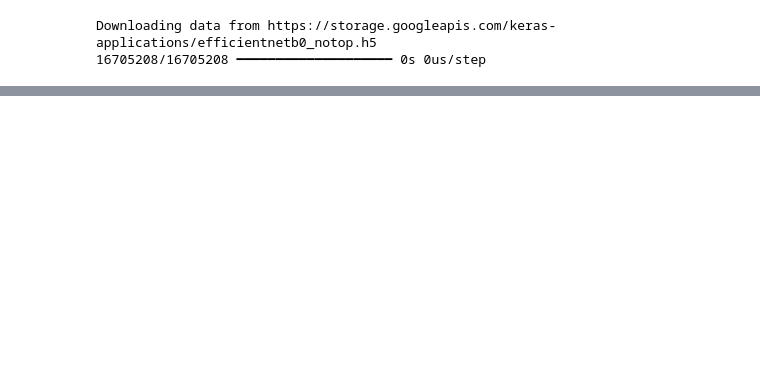
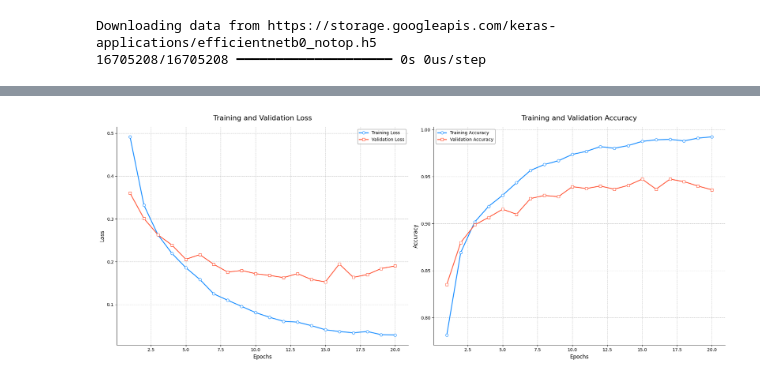
Before and after one commit to VirajBhagiya/oral-cancer-detection, a Jupyter notebook: major-enb3-v0-MC.ipynb, the cells around one changed output, grey strips where cells are left out. Saved outputs shown, nothing was run; the diff lists cells and outputs as text; code cells hidden in the pictures; blank space fills up the shorter version.

```diff
--- a/major-enb3-v0-MC.ipynb
+++ b/major-enb3-v0-MC.ipynb
@@ -138,19 +138,19 @@ Found 7001 validated image filenames belonging to 2 classes.
 Found 1500 validated image filenames belonging to 2 classes.
 Found 1501 validated image filenames belonging to 2 classes.
 # %%
-base_model = ResNet50(weights='imagenet', include_top=False, input_shape=(224, 224, 3))
+base_model = ResNet101(weights='imagenet', include_top=False, input_shape=(224, 224, 3))
 for layer in base_model.layers:
     layer.trainable = False
 
 model = Sequential([
     base_model,
     GlobalAveragePooling2D(),
-    Dense(128, activation='relu'),
+    Dense(256, activation='relu'),
     BatchNormalization(),
-    Dropout(0.3),
+    Dropout(0.25),
     Dense(64, activation='relu'),
     BatchNormalization(),
-    Dropout(0.3),
+    Dropout(0.25),
     Dense(2, activation='sigmoid')
 ])
 
@@ -183,13 +203,12 @@ Downloading data from https://storage.googleapis.com/keras-applications/efficien
 early_stopping = EarlyStopping(monitor='val_loss', patience=5, restore_best_weights=True)
 model_checkpoint = ModelCheckpoint('best_model.keras', monitor='val_loss', save_best_only=True, verbose=1)
 
-history = model2.fit(
+history = model.fit(
     train_gen,
     epochs=50,
     validation_data=valid_gen,
     shuffle=False,
     callbacks=[early_stopping, model_checkpoint],
-    validation_steps=None
 )
 # %% [output]
 Epoch 1/50
@@ -284,0 +270,50 @@ plt.show()
+# %%
+def plot_training_metrics(history, figsize=(20, 8)):
+    # Extract metrics
+    tr_acc = history.history['accuracy']
+    tr_loss = history.history['loss']
+    val_acc = history.history['val_accuracy']
+    val_loss = history.history['val_loss']
+    epochs = range(1, len(tr_acc) + 1)
+
+    # Set up the figure
+    plt.style.use('default')
+    fig, (ax1, ax2) = plt.subplots(1, 2, figsize=figsize)
+    fig.patch.set_facecolor('white')
+
+    # Loss Plot
+    ax1.plot(epochs, tr_loss, 'dodgerblue', label='Training Loss',
+             linewidth=2, marker='o', markersize=6, markerfacecolor='white')
+    ax1.plot(epochs, val_loss, 'tomato', label='Validation Loss',
+             linewidth=2, marker='s', markersize=6, markerfacecolor='white')
+
+    ax1.set_title('Training and Validation Loss', fontsize=16, pad=15)
+    ax1.set_xlabel('Epochs', fontsize=12)
+    ax1.set_ylabel('Loss', fontsize=12)
+    ax1.grid(True, linestyle='--', alpha=0.7)
+    ax1.legend(fontsize=10, frameon=True, facecolor='white', edgecolor='gray')
+    ax1.spines['top'].set_visible(False)
+    ax1.spines['right'].set_visible(False)
+
+    # Accuracy Plot
+    ax2.plot(epochs, tr_acc, 'dodgerblue', label='Training Accuracy',
+             linewidth=2, marker='o', markersize=6, markerfacecolor='white')
+    ax2.plot(epochs, val_acc, 'tomato', label='Validation Accuracy',
+             linewidth=2, marker='s', markersize=6, markerfacecolor='white')
+
+    ax2.set_title('Training and Validation Accuracy', fontsize=16, pad=15)
+    ax2.set_xlabel('Epochs', fontsize=12)
+    ax2.set_ylabel('Accuracy', fontsize=12)
+    ax2.grid(True, linestyle='--', alpha=0.7)
+    ax2.legend(fontsize=10, frameon=True, facecolor='white', edgecolor='gray')
+    ax2.spines['top'].set_visible(False)
+    ax2.spines['right'].set_visible(False)
+
+    # Adjust layout and display
+    plt.tight_layout()
+    plt.show()
+
+# Usage
+plot_training_metrics(history)
+# %% [output]
+[figure, added]
```
Also changed, not shown: parts of 6 cells of this notebook.
